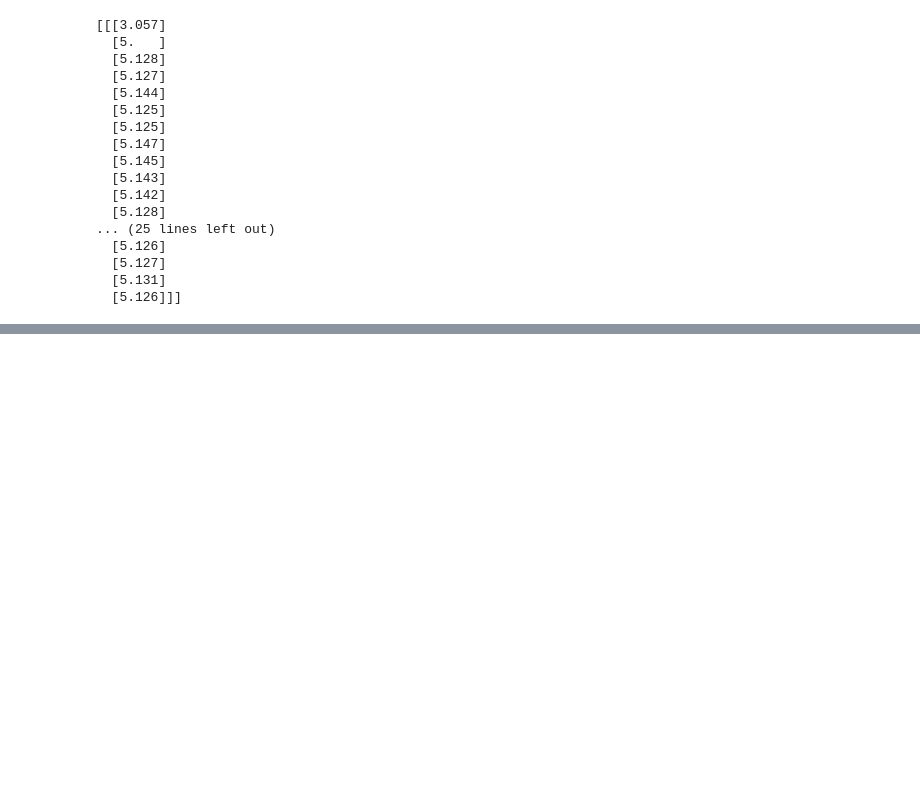
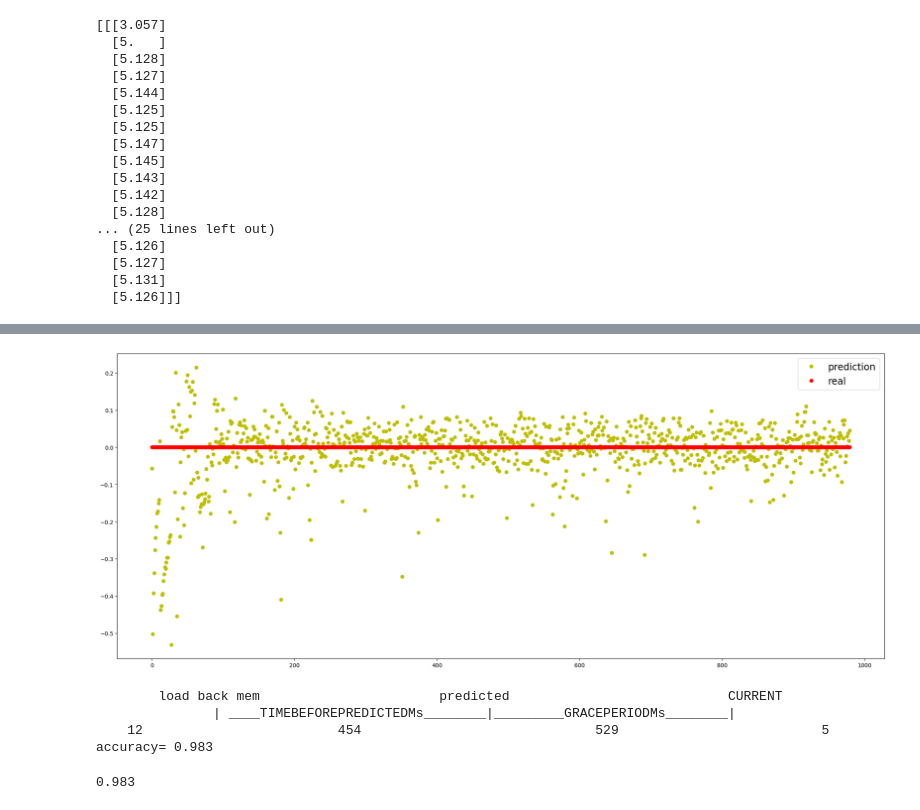
Before and after one commit to idlab-discover/wasm-operator, a Jupyter notebook: prediction/models/model1.ipynb, the cells around one changed output, grey strips where cells are left out. Saved outputs shown, nothing was run; the diff lists cells and outputs as text; code cells hidden in the pictures; blank space fills up the shorter version.

```diff
--- a/prediction/models/model1.ipynb
+++ b/prediction/models/model1.ipynb
@@ -721,0 +757,15 @@ plotDifferencepredictions(pred,test_data)
+# %%
+lowerb, upperbound =  np.percentile(pred,[1,99])
+perclist = [x for x in pred if lowerb < x <  upperbound]
+
+plotDifferencepredictions(perclist,np.zeros(len(perclist)))
+# %% [output]
+[figure, added]
+# %%
+calculateStatistics(pred)
+# %% [output]
+        load back mem                       predicted                            CURRENT
+               | ____TIMEBEFOREPREDICTEDMs________|_________GRACEPERIODMs________|
+    12                         454                              529                          5
+accuracy= 0.983
+0.983
```
Also changed, not shown: parts of 36 cells of this notebook, 5 other files.
